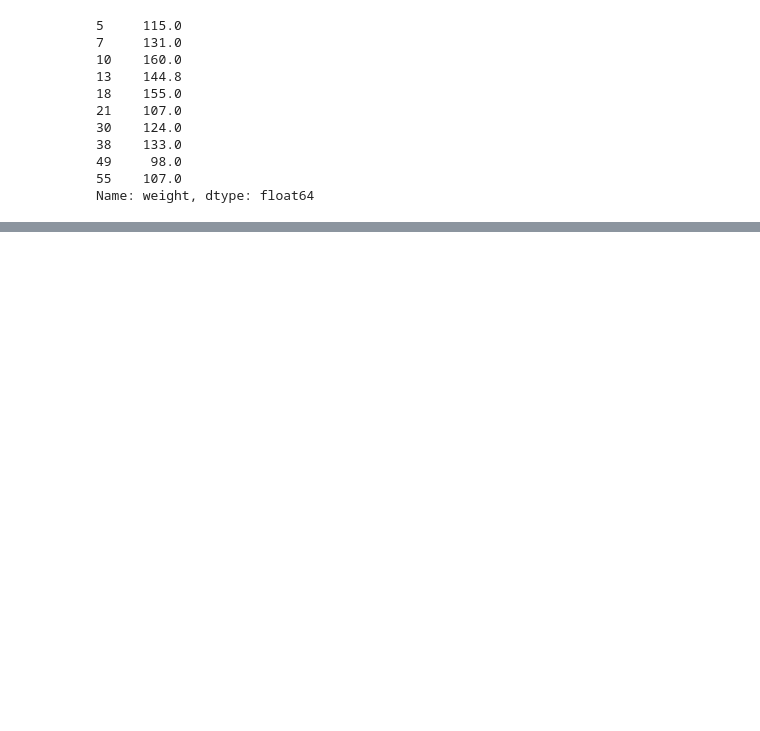
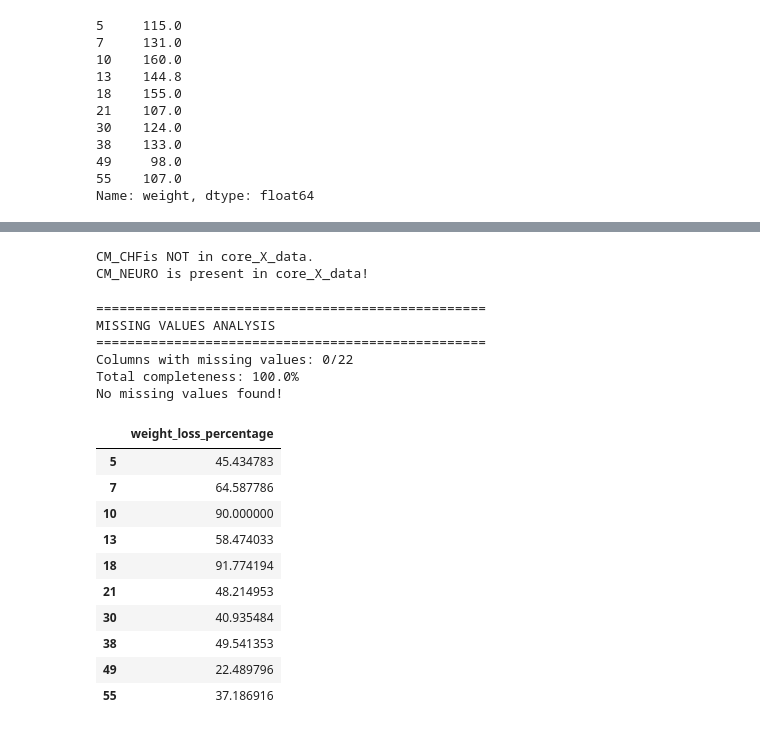
Before and after one commit to DeMeyerRobin/IndustryProject-BariatricSurgeryG1, a Jupyter notebook: weight_loss.ipynb, the cells around one changed output, grey strips where cells are left out. Saved outputs shown, nothing was run; the diff lists cells and outputs as text; code cells hidden in the pictures; blank space fills up the shorter version.

```diff
--- a/weight_loss.ipynb
+++ b/weight_loss.ipynb
@@ -46,0 +104,70 @@ Name: weight.4, dtype: float64
+# %%
+# Check whether CM_NEURO survived the filtering
+if 'CM_CHF' in core_X_data.columns:
+    print("CM_CHF is present in core_X_data!")
+else:
+
+    print("CM_CHFis NOT in core_X_data.")
+if 'CM_DM' in core_X_data.columns:
+    print("CM_NEURO is present in core_X_data!")
+else:
+    print("CM_NEURO is NOT in core_X_data.")
+# %% [output]
+CM_CHFis NOT in core_X_data.
+CM_NEURO is present in core_X_data!
+# %%
+# Missing values analysis
+missing_df = pd.DataFrame({
+    'Missing_Count': core_X_data.isnull().sum(),
+    'Missing_Percentage': (core_X_data.isnull().sum() / len(core_X_data)) * 100
+})
+missing_df = missing_df[missing_df['Missing_Count'] > 0].sort_values('Missing_Count', ascending=False)
+
+print("="*50)
+print("MISSING VALUES ANALYSIS")
+print("="*50)
+print(f"Columns with missing values: {len(missing_df)}/{core_X_data.shape[1]}")
+print(f"Total completeness: {(1 - core_X_data.isnull().sum().sum()/(core_X_data.shape[0]*core_X_data.shape[1]))*100:.1f}%")
+
+if len(missing_df) > 0:
+    print("\nTop missing columns:")
+    print(missing_df.head(10))
+
+    # Visualization
+    plt.figure(figsize=(10, 6))
+    top_missing = missing_df.head(15)
+    plt.barh(range(len(top_missing)), top_missing['Missing_Percentage'], color='coral')
+    plt.yticks(range(len(top_missing)), top_missing.index)
+    plt.xlabel('Missing Percentage (%)')
+    plt.title('Top 15 Columns with Missing Values', fontsize=14, fontweight='bold')
+
+    for i, v in enumerate(top_missing['Missing_Percentage']):
+        plt.text(v + 0.1, i, f'{v:.1f}%', va='center')
+
+    plt.tight_layout()
+    plt.show()
+else:
+    print("No missing values found!")
+# %% [output]
+==================================================
+MISSING VALUES ANALYSIS
+==================================================
+Columns with missing values: 0/22
+Total completeness: 100.0%
+No missing values found!
+# %%
+core_Y_data=df[['weight_loss_percentage']]
+
+core_Y_data.head(10)
+# %% [output]
+|  | weight_loss_percentage |
+| 5 | 45.434783 |
+| 7 | 64.587786 |
+| 10 | 90.000000 |
+| 13 | 58.474033 |
+| 18 | 91.774194 |
+| 21 | 48.214953 |
+| 30 | 40.935484 |
+| 38 | 49.541353 |
+| 49 | 22.489796 |
+| 55 | 37.186916 |
```
Also changed, not shown: parts of 6 cells of this notebook.
